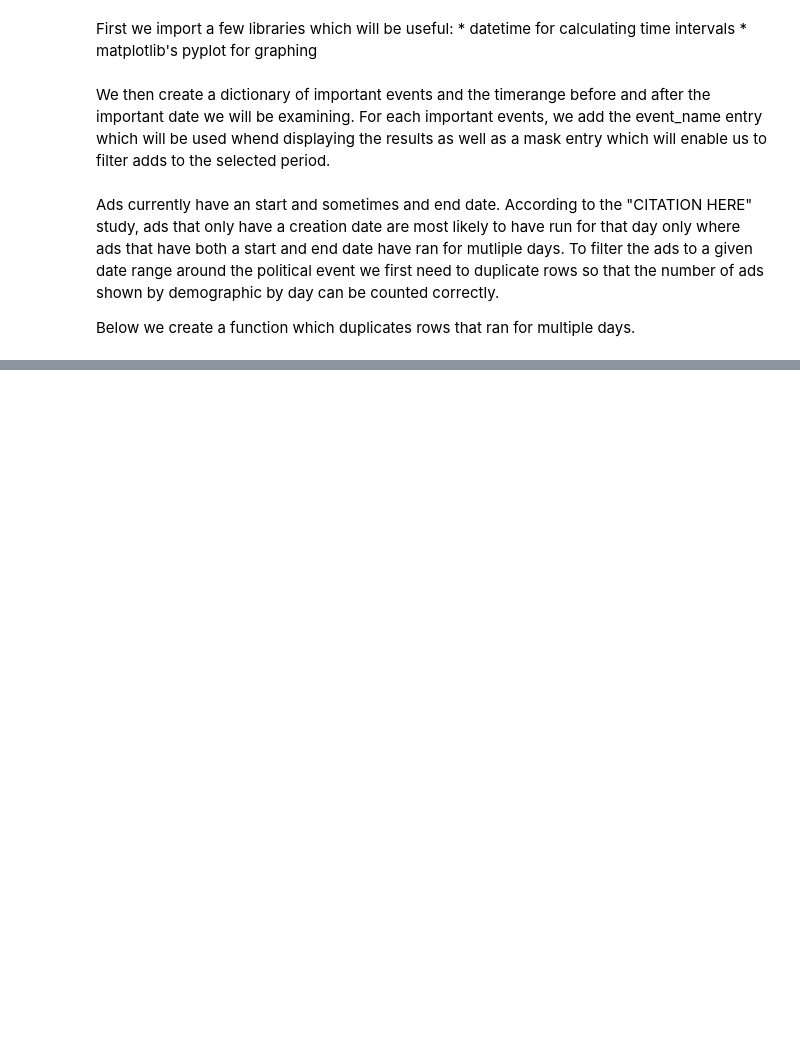
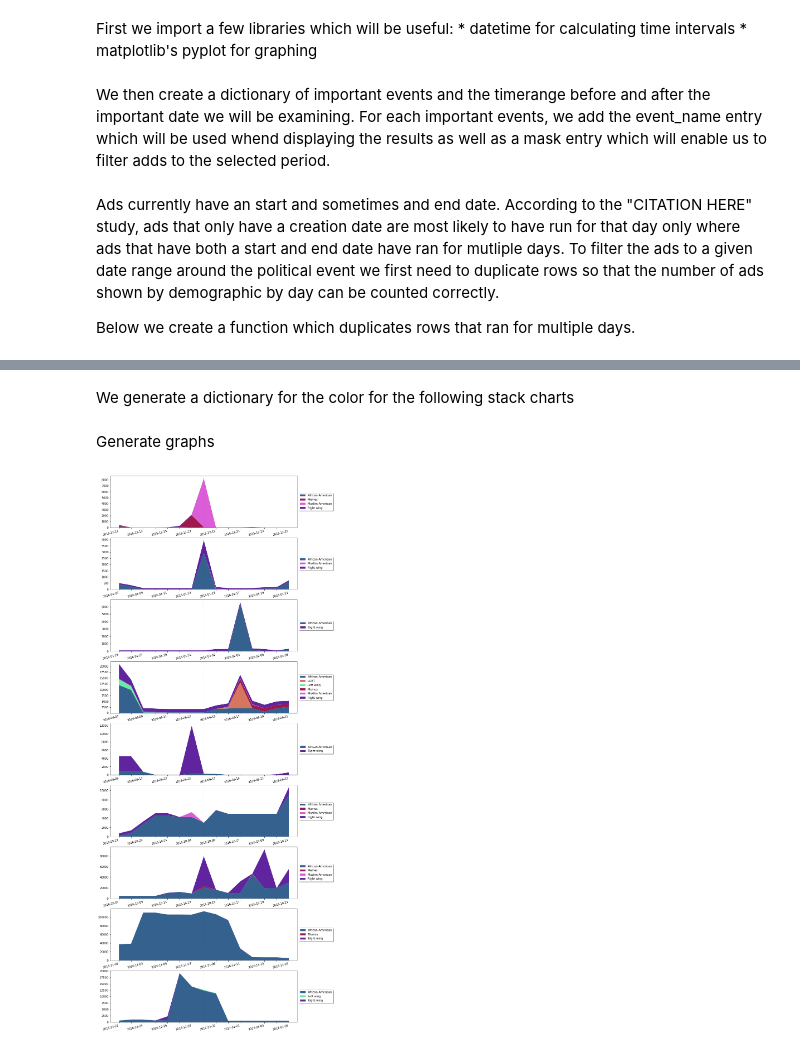
Before and after one commit to ALotOfData/data-512-a5, a Jupyter notebook: src/analysis.ipynb, the cells around one changed output, grey strips where cells are left out. Cells and saved outputs as stored; diff of their text form; code cells hidden in the pictures; blank space fills up the shorter version.

```diff
--- a/src/analysis.ipynb
+++ b/src/analysis.ipynb
@@ -1505,2 +195,0 @@ event_date_string = '10/14/2016'
-# %%
-rows = ads_dates_expanded[political_events[event_date_string]['mask']]
@@ -1519,0 +258,61 @@ plt.show()
+# %%
+for key, dictionary in political_events.items():
+    rows_for_dates = ads_dates_expanded[dictionary['mask']]
+    plot_data, labels = get_stackplot_data(rows_for_dates, key)
+    dictionary['plot_data'] = plot_data
+    dictionary['labels'] = labels
+# %% [markdown]
+We generate a dictionary for the color for the following stack charts
+# %%
+# Palette generated using http://vrl.cs.brown.edu/color
+pal = ['#35618f', '#87c5af', '#d6765e', '#60eea3', '#9e194d', '#b3e61c', '#dc5dd8', '#d2c966', '#60249e', '#d5d0fa']
+
+# Generate the list of demographics identified
+demographic_list = list(ads_df['demographic'].unique())
+
+# Map demographics to a color in the palette
+color_dict = { demographic_list[i] : pal[i] for i in range(len(demographic_list))}
+
+def get_color_map(labels):
+    return [color_dict[label] for label in labels]
+# %% [markdown]
+Generate graphs
+# %%
+date_form = DateFormatter("%Y-%m-%d")
+event_count = len(political_events)
+event_date_strings = list(political_events.keys())
+fig, axs = plt.subplots(event_count, figsize=(12, event_count*4))
+for i in range(event_count):
+    # Get the date and date string of the event we are graphing
+    event_date_string = event_date_strings[i]
+    event_date = pd.to_datetime(event_date_string)
+
+    # Get the data and labels for the plot
+    plot_data = political_events[event_date_string]['plot_data']
+    labels = political_events[event_date_string]['labels']
+    dates_to_plot = [x for x in plot_data[0].index]
+
+    # Get the axis object from matplotlib
+    ax = axs[i]
+
+    # Add a line for the event date
+    ax.axvline(event_date, linestyle='--', linewidth=1, c='black')
+
+    # Each graph has its own x axis
+    ax.set_xticks(dates_to_plot)
+
+    # X label dates with yyyy-mm-dd format
+    ax.xaxis.set_major_formatter(date_form)
+
+    # Plot values for date ascending, the color map ensures the same demographic is
+    # always drown using the same color
+    ax.stackplot(dates_to_plot, plot_data, labels=labels, colors=get_color_map(labels))
+    ax.legend(loc='right', ncol=1, bbox_to_anchor=(1.2, .5), shadow=True)
+    label_index = 1
+    for label in ax.get_xticklabels():
+                label.set_ha('right')
+                label.set_rotation(15)
+                label.set_visible(label_index%2)
+                label_index += 1
+# %% [output]
+[figure, added]
```
Also changed, not shown: parts of 121 cells of this notebook, 3 other files.
